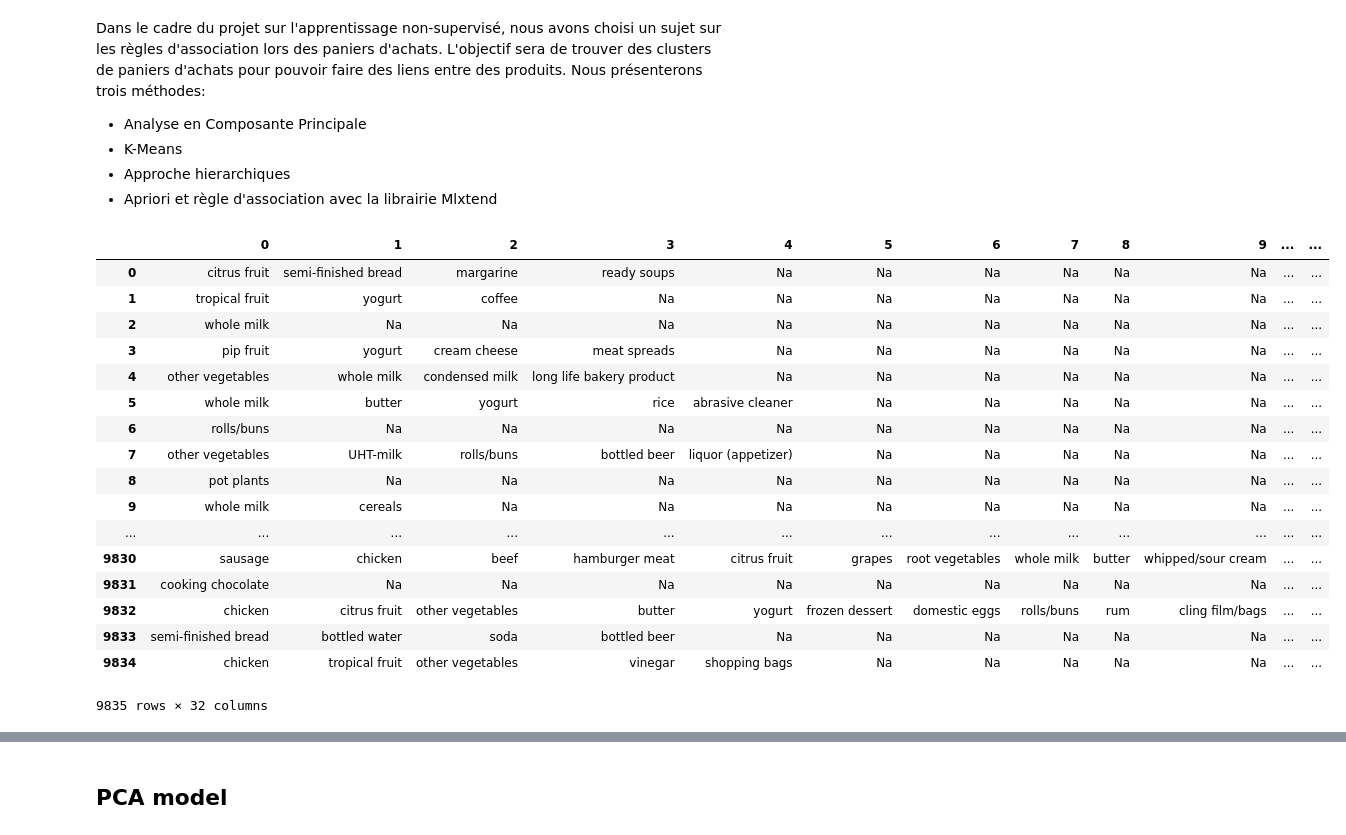
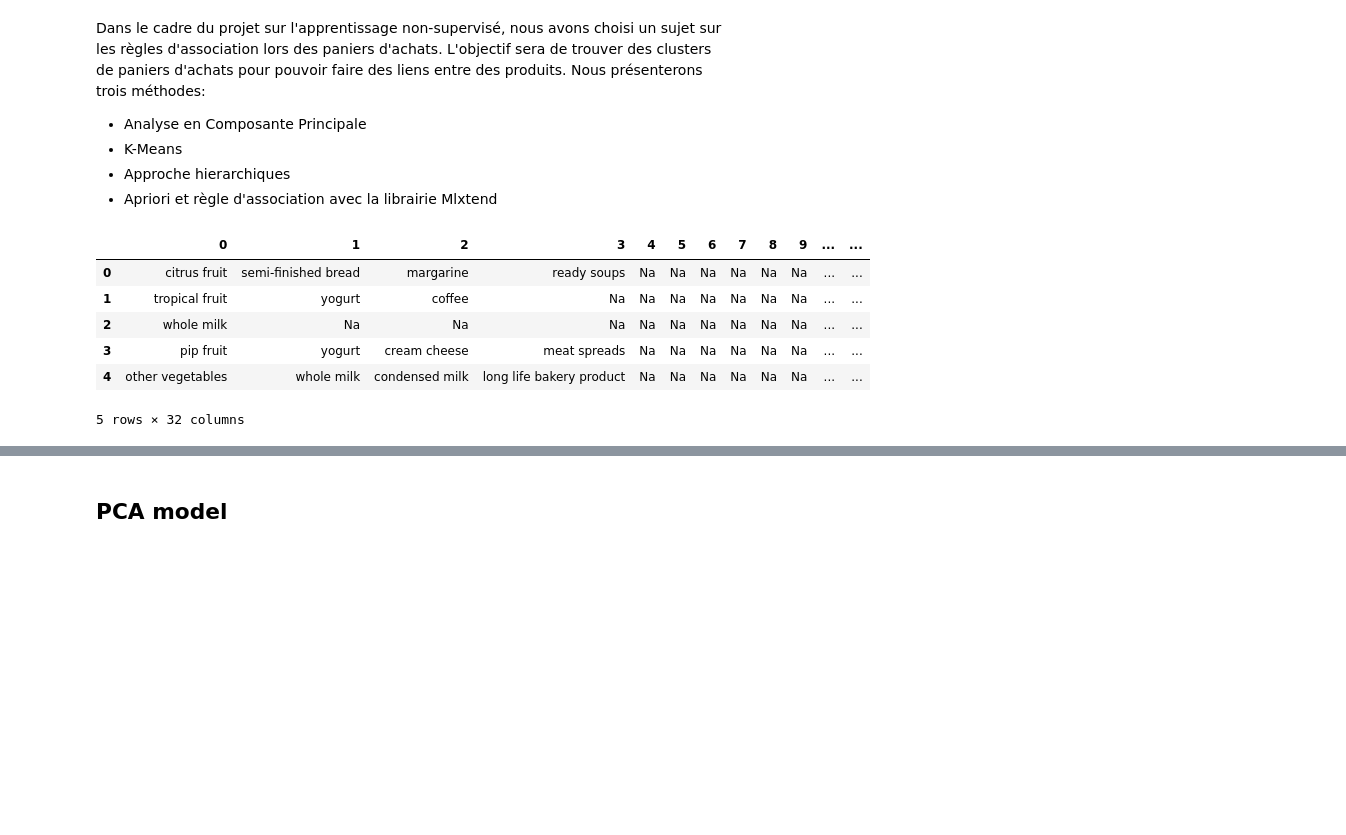
Before and after one commit to TimPaps/ApprentissageNonSupervise, a Jupyter notebook: AssociationRuleMarketBasket.ipynb, the cells around one changed output, grey strips where cells are left out. Saved outputs shown, nothing was run; the diff lists cells and outputs as text; code cells hidden in the pictures; blank space fills up the shorter version.

```diff
--- a/AssociationRuleMarketBasket.ipynb
+++ b/AssociationRuleMarketBasket.ipynb
@@ -18,26 +18,15 @@ from mlxtend.preprocessing import TransactionEncoder
 # %%
 # Import des données csv
 df0 = pd.read_csv('groceries.csv',header=None).fillna('Na')
-df0
+df0.head(n=5)
 # %% [output]
 |  | 0 | 1 | 2 | 3 | 4 | 5 | 6 | 7 | 8 | 9 | ... | ... |
 | 0 | citrus fruit | semi-finished bread | margarine | ready soups | Na | Na | Na | Na | Na | Na | ... | ... |
 | 1 | tropical fruit | yogurt | coffee | Na | Na | Na | Na | Na | Na | Na | ... | ... |
 | 2 | whole milk | Na | Na | Na | Na | Na | Na | Na | Na | Na | ... | ... |
 | 3 | pip fruit | yogurt | cream cheese | meat spreads | Na | Na | Na | Na | Na | Na | ... | ... |
 | 4 | other vegetables | whole milk | condensed milk | long life bakery product | Na | Na | Na | Na | Na | Na | ... | ... |
-| 5 | whole milk | butter | yogurt | rice | abrasive cleaner | Na | Na | Na | Na | Na | ... | ... |
-| 6 | rolls/buns | Na | Na | Na | Na | Na | Na | Na | Na | Na | ... | ... |
-| 7 | other vegetables | UHT-milk | rolls/buns | bottled beer | liquor (appetizer) | Na | Na | Na | Na | Na | ... | ... |
-| 8 | pot plants | Na | Na | Na | Na | Na | Na | Na | Na | Na | ... | ... |
-| 9 | whole milk | cereals | Na | Na | Na | Na | Na | Na | Na | Na | ... | ... |
-| ... | ... | ... | ... | ... | ... | ... | ... | ... | ... | ... | ... | ... |
-| 9830 | sausage | chicken | beef | hamburger meat | citrus fruit | grapes | root vegetables | whole milk | butter | whipped/sour cream | ... | ... |
-| 9831 | cooking chocolate | Na | Na | Na | Na | Na | Na | Na | Na | Na | ... | ... |
-| 9832 | chicken | citrus fruit | other vegetables | butter | yogurt | frozen dessert | domestic eggs | rolls/buns | rum | cling film/bags | ... | ... |
-| 9833 | semi-finished bread | bottled water | soda | bottled beer | Na | Na | Na | Na | Na | Na | ... | ... |
-| 9834 | chicken | tropical fruit | other vegetables | vinegar | shopping bags | Na | Na | Na | Na | Na | ... | ... |
-9835 rows × 32 columns
+5 rows × 32 columns
 # %%
 # Transformation des variables catégorielles (produits) en variables binaires pour chaque produits (achat/pas achat)
 dataset = df0.values.tolist()
```
Also changed, not shown: parts of 1 cell of this notebook, 8 other files.
